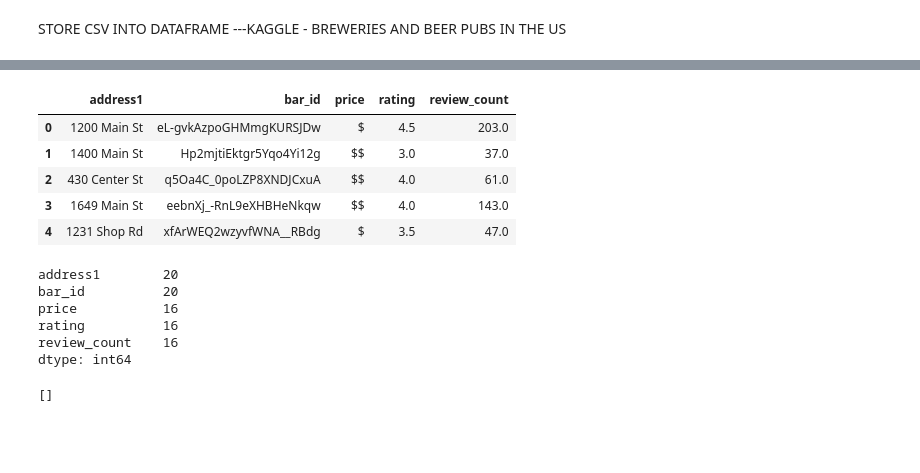
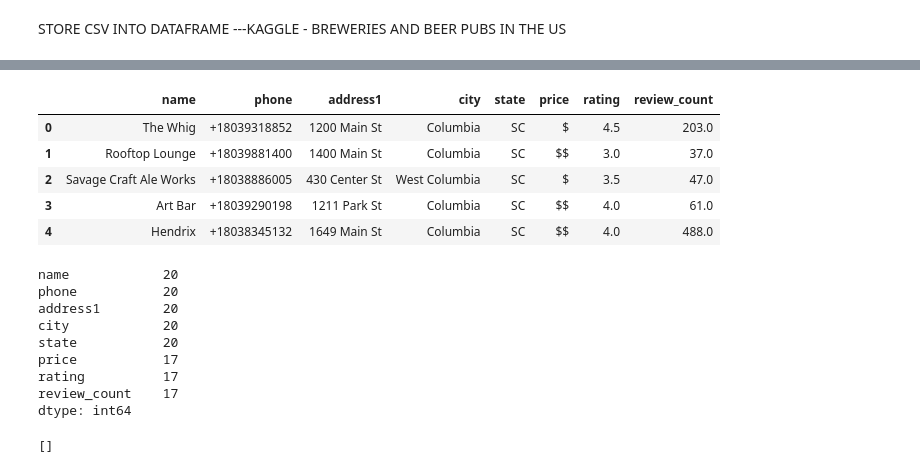
Before and after one commit to melindaeudy/ETL-Project, a Jupyter notebook: ETL.ipynb, the cells around one changed output, grey strips where cells are left out. Drawn from its saved outputs; the diff is of its cells as text; code cells hidden in the pictures; blank space fills up the shorter version.

```diff
--- a/ETL.ipynb
+++ b/ETL.ipynb
@@ -13,7 +13,7 @@ from sqlalchemy.orm import Session
 
 api_key= api_key
 headers = {'Authorization': 'Bearer %s' % api_key}
-url='https://api.yelp.com/v3/businesses/search''https://api.yelp.com/v3/businesses/search'
+url='https://api.yelp.com/v3/businesses/search'
 # %% [markdown]
 STORE CSV INTO DATAFRAME ---KAGGLE - BREWERIES AND BEER PUBS IN THE US
 # %%
@@ -121,18 +122,25 @@ response['businesses']
 # %%
-bar_id = []
+name = []
+phone = []
 address1 = []
+city = []
+state = []
 price = []
 rating = []
 review_count = []
 
 for row in response['businesses']:
     try:
-        bar_id.append(row['id']),
+        name.append(row['name']),
+        phone.append(row['phone']),
         address1.append(row['location']['address1']),
+        city.append(row['location']['city']),
+        state.append(row['location']['state']),
         price.append(row['price']),
         rating.append(row['rating']),
         review_count.append(row['review_count'])
-        #print(f"{bar_id},{address1}, {price}, {rating}, {review_count}")
+
+        #print(f"{name}, {phone}, {address1}, {city}, {state}, {price}, {rating}, {review_count}")
     except:
         pass
 # %%
@@ -189,42 +201,53 @@ response['businesses']
 # %%
-bar_id = []
+name = []
+phone = []
 address1 = []
+city = []
+state = []
 price = []
 rating = []
 review_count = []
 
 for row in response['businesses']:
     try:
-        bar_id.append(row['id']),
+        name.append(row['name']),
+        phone.append(row['phone']),
         address1.append(row['location']['address1']),
+        city.append(row['location']['city']),
+        state.append(row['location']['state']),
         price.append(row['price']),
         rating.append(row['rating']),
         review_count.append(row['review_count'])
-        #print(f"{bar_id},{address1}, {price}, {rating}, {review_count}")
+
+        #print(f"{name}, {phone}, {address1}, {city}, {state}, {price}, {rating}, {review_count}")
     except:
         pass
 # %%
 # create dataframe for YELP bars in North Carolina
 # Create DataFrame
-data = {'address1':address1, 'bar_id': bar_id, 'price': price, 'rating': rating, 'review_count': review_count}
+data = {'name': name, 'phone': phone, 'address1':address1, 'city': city, 'state': state, 'price': price, 'rating': rating, 'review_count': review_count}
 bars_sc_df = pd.DataFrame(dict([ (k,pd.Series(v)) for k,v in data.items() ]))
 bars_sc_df.head()
 # %% [output]
-|  | address1 | bar_id | price | rating | review_count |
-| 0 | 1200 Main St | eL-gvkAzpoGHMmgKURSJDw | $ | 4.5 | 203.0 |
-| 1 | 1400 Main St | Hp2mjtiEktgr5Yqo4Yi12g | $$ | 3.0 | 37.0 |
-| 2 | 430 Center St | q5Oa4C_0poLZP8XNDJCxuA | $$ | 4.0 | 61.0 |
-| 3 | 1649 Main St | eebnXj_-RnL9eXHBHeNkqw | $$ | 4.0 | 143.0 |
-| 4 | 1231 Shop Rd | xfArWEQ2wzyvfWNA__RBdg | $ | 3.5 | 47.0 |
+|  | name | phone | address1 | city | state | price | rating | review_count |
+| 0 | The Whig | +18039318852 | 1200 Main St | Columbia | SC | $ | 4.5 | 203.0 |
+| 1 | Rooftop Lounge | +18039881400 | 1400 Main St | Columbia | SC | $$ | 3.0 | 37.0 |
+| 2 | Savage Craft Ale Works | +18038886005 | 430 Center St | West Columbia | SC | $ | 3.5 | 47.0 |
+| 3 | Art Bar | +18039290198 | 1211 Park St | Columbia | SC | $$ | 4.0 | 61.0 |
+| 4 | Hendrix | +18038345132 | 1649 Main St | Columbia | SC | $$ | 4.0 | 488.0 |
-# %%
-bars_sc_df.count()
-# %% [output]
-address1        20
-bar_id          20
-price           16
-rating          16
-review_count    16
-dtype: int64
+# %%
+bars_sc_df.to_csv("Resources/bars_sc.csv")
+bars_sc_df.count()
+# %% [output]
+name            20
+phone           20
+address1        20
+city            20
+state           20
+price           17
+rating          17
+review_count    17
+dtype: int64
 # %%
 rds_connection_string = "postgres:Bly$$2@localhost:5432/Brews_db"
 engine = create_engine(f'postgresql://{rds_connection_string}')
```
Also changed, not shown: parts of 9 cells of this notebook, 4 other files.
